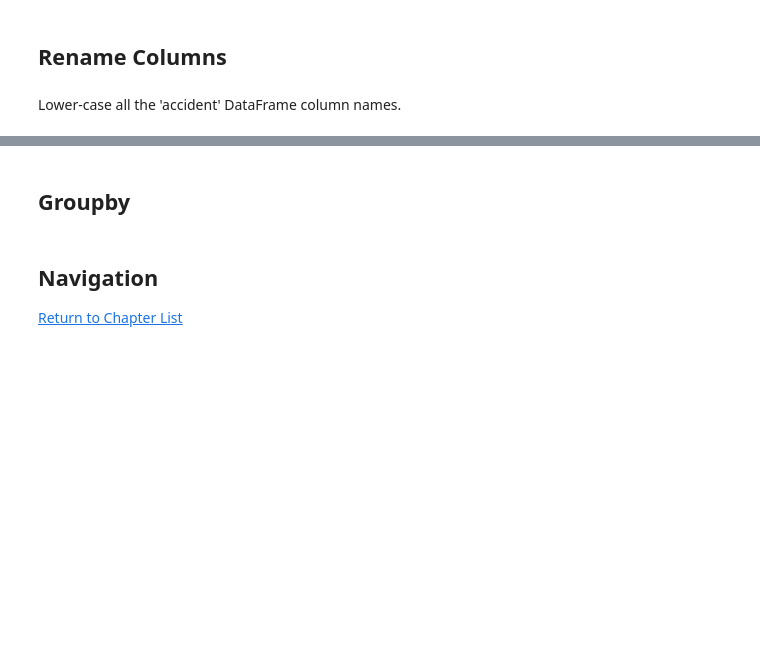
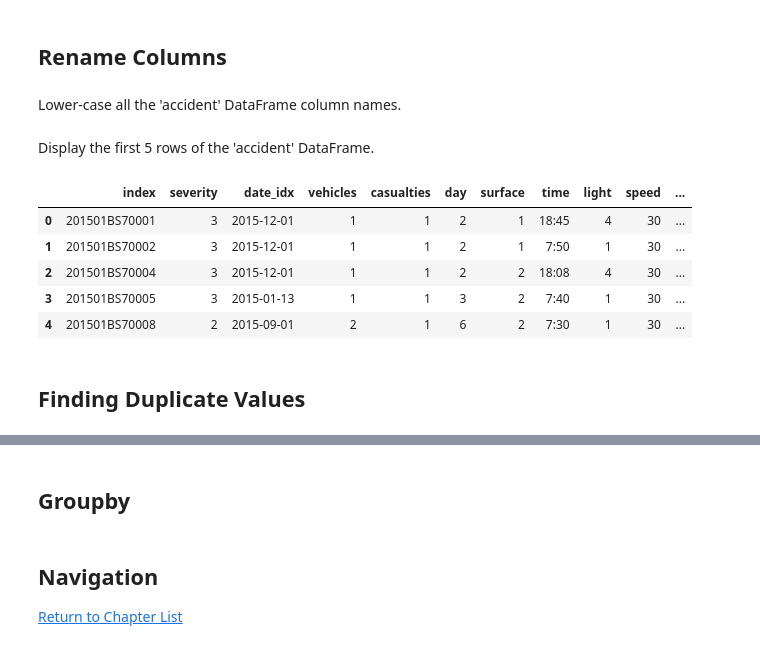
Before and after one commit to RandyBetancourt/PythonForSASUsers, a Jupyter notebook: Chapter 12 -- Additional Data Handling .ipynb, the cells around one changed output, grey strips where cells are left out. Saved outputs shown, nothing was run; the diff lists cells and outputs as text; code cells hidden in the pictures; blank space fills up the shorter version.

```diff
--- a/Chapter 12 -- Additional Data Handling .ipynb
+++ b/Chapter 12 -- Additional Data Handling .ipynb
@@ -176,7 +190,7 @@ syntax creates the new SAS data set 'states_srt2'.
 # %% [markdown]
 Read the Road Safety file and parse the date column naming it 'date_idx'.  Return the info on the DataFrame.
 # %%
-file_loc = "C:\\Data\\DfTRoad_Safety_2015.csv"
+file_loc = "C:\\Data\\Accidents_2015.csv"
 accident = pd.read_csv(file_loc,
            low_memory=False,
            parse_dates={'date_idx': [9]})
@@ -276,7 +333,7 @@ casual.head()
 ## Rename Columns
 # %%
 accident = accident.rename(columns = {
-           'Accident_Index'         :'a_index',
+           'Accident_Index'         :'index',
            'Accident_Severity'      :'severity',
            'Number_of_Vehicles'     :'vehicles',
            'Number_of_Casualties'   :'casualties',
@@ -290,3 +347,14 @@ accident = accident.rename(columns = {
 Lower-case all the 'accident' DataFrame column names.
 # %%
 accident.columns = map(str.lower, accident.columns)
+# %% [markdown]
+Display the first 5 rows of the 'accident' DataFrame.
+# %%
+accident.head(5)
+# %% [output]
+|  | index | severity | date_idx | vehicles | casualties | day | surface | time | light | speed | ... |
+| 0 | 201501BS70001 | 3 | 2015-12-01 | 1 | 1 | 2 | 1 | 18:45 | 4 | 30 | ... |
+| 1 | 201501BS70002 | 3 | 2015-12-01 | 1 | 1 | 2 | 1 | 7:50 | 1 | 30 | ... |
+| 2 | 201501BS70004 | 3 | 2015-12-01 | 1 | 1 | 2 | 2 | 18:08 | 4 | 30 | ... |
+| 3 | 201501BS70005 | 3 | 2015-01-13 | 1 | 1 | 3 | 2 | 7:40 | 1 | 30 | ... |
+| 4 | 201501BS70008 | 2 | 2015-09-01 | 2 | 1 | 6 | 2 | 7:30 | 1 | 30 | ... |
@@ -292,0 +363,2 @@ accident.columns = map(str.lower, accident.columns)
+# %% [markdown]
+## Finding Duplicate Values
```
Also changed, not shown: parts of 50 cells of this notebook.
